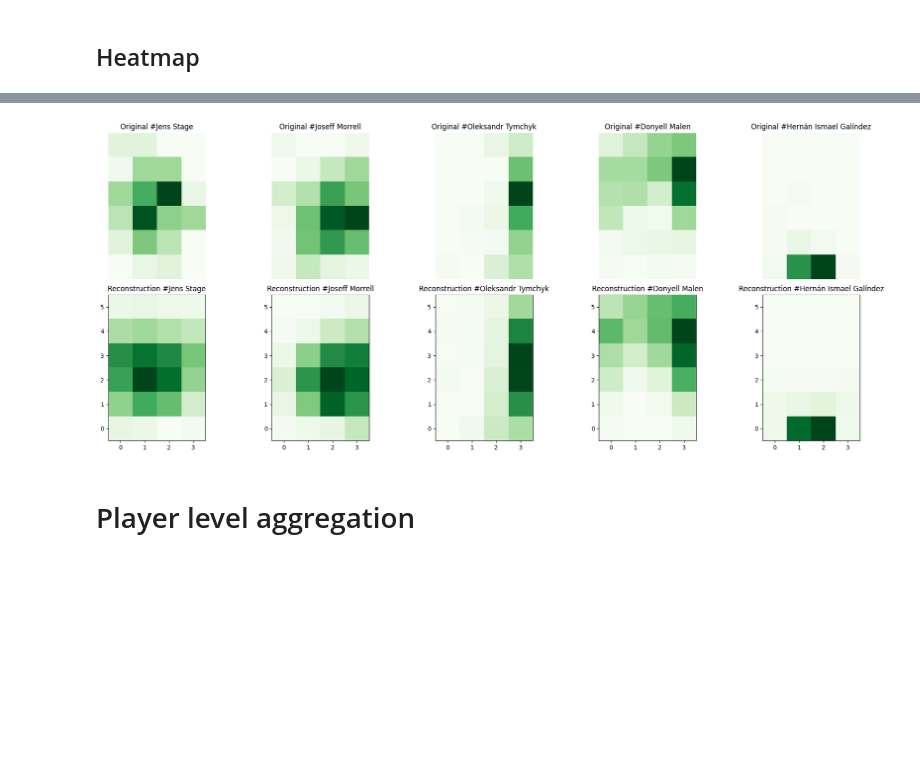
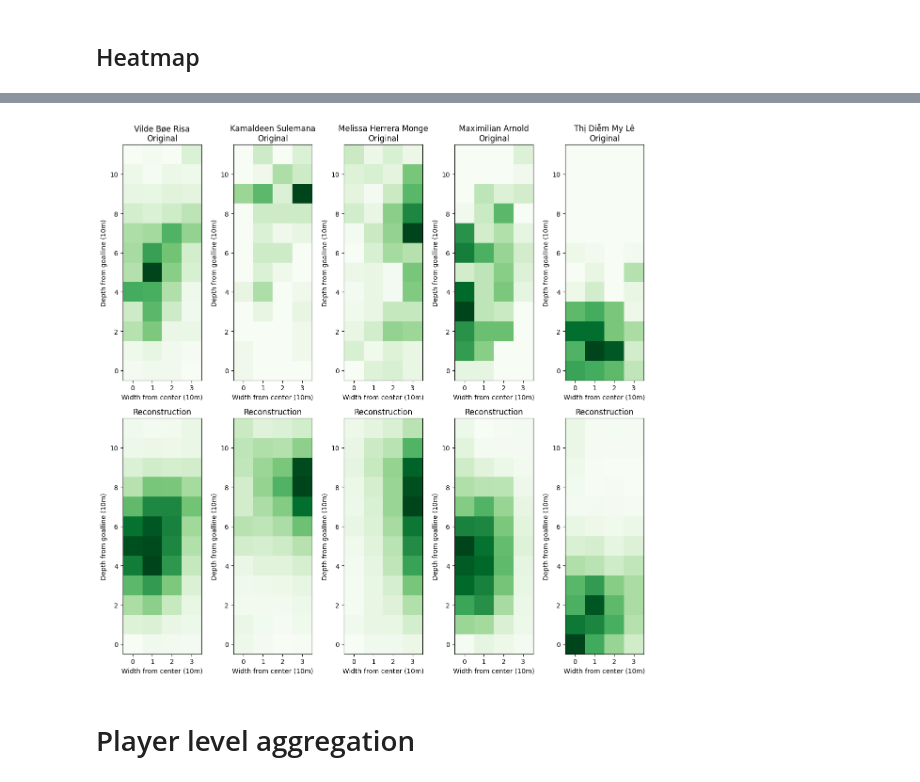
Before and after one commit to J0NAS12/Football-Scouting-with-Event-Data, a Jupyter notebook: backend/clustering_positions.ipynb, the cells around one changed output, grey strips where cells are left out. Cells and saved outputs as stored; diff of their text form; code cells hidden in the pictures; blank space fills up the shorter version.

```diff
--- a/backend/clustering_positions.ipynb
+++ b/backend/clustering_positions.ipynb
@@ -140,7 +142,7 @@ df_event = df_event.merge(teammate_forward, on='id', how='left')
 # %% [markdown]
 ## Heatmap
 # %%
-def make_heatmap(x, y, bins=(6,4), xrange=(0, 120), yrange=(0, 80)):
+def make_heatmap(x, y, bins=(12,4), xrange=(0, 120), yrange=(0, 40)):
     heatmap, _, _ = np.histogram2d(
         x, y,
         bins=bins,
@@ -159,7 +161,7 @@ ids = []
 
 for player_id, group in grouped:
     # Make heatmap for this player
-    h = make_heatmap(group["x"], group["y"])
+    h = make_heatmap(group["x"], abs(40-group["y"]))
 
     # Scale to 0-1 for this player
     h_min, h_max = h.min(), h.max()
@@ -234,24 +236,24 @@ class BottleneckAutoencoder(nn.Module):
     def __init__(self, latent_dim=8):
         super().__init__()
         self.encoder = nn.Sequential(
-            nn.Linear(24, 16),
+            nn.Linear(48, 32),  # input 12*4=48 → hidden 32
             nn.ReLU(),
-            nn.Linear(16, latent_dim),
+            nn.Linear(32, latent_dim),
         )
         self.decoder = nn.Sequential(
-            nn.Linear(latent_dim, 16),
+            nn.Linear(latent_dim, 32),
             nn.ReLU(),
-            nn.Linear(16, 24),
+            nn.Linear(32, 48),
             nn.Sigmoid()  # if inputs normalized to [0,1]
         )
 
     def forward(self, x):
-        # Flatten from [B, 1, 6, 4] → [B, 24]
+        # Flatten from [B, 1, 12, 4] → [B, 48]
         x = x.view(x.size(0), -1)
         z = self.encoder(x)
         x = self.decoder(z)
-        # Reshape back to [B, 1, 6, 4]
-        return x.view(x.size(0), 1, 6, 4)
+        # Reshape back to [B, 1, 12, 4]
+        return x.view(x.size(0), 1, 12, 4)
 # %%
 from torch.utils.data import DataLoader, TensorDataset
 
@@ -261,7 +263,7 @@ dataloader = DataLoader(dataset, batch_size=128, shuffle=True)
 
 device = "cuda" if torch.cuda.is_available() else "cpu"
 print(device)
-model = BottleneckAutoencoder(latent_dim=8).to(device)
+model = BottleneckAutoencoder(latent_dim=12).to(device)
 optimizer = torch.optim.Adam(model.parameters(), lr=1e-3)
 criterion = nn.MSELoss()
 
@@ -273,6 +275,7 @@ for epoch in range(50):
         optimizer.zero_grad()
         loss.backward()
         optimizer.step()
-    print(f"Epoch {epoch+1}, Loss: {loss.item():.6f}")
+        epoch+1
+print(f"Epoch {epoch}, Loss: {loss.item():.6f}")
 # %% [output]
 cpu
@@ -299,32 +287,37 @@ with torch.no_grad():
 # %%
 import matplotlib.pyplot as plt
 import numpy as np
 import torch
 
 indices = np.random.choice(len(X), size=5, replace=False)
 
 # Get reconstructions
 model.eval()
 with torch.no_grad():
     inputs = X[indices].to(device)
     recons = model(inputs).cpu()
 
-fig, axes = plt.subplots(2, 5, figsize=(20, 8))
+fig, axes = plt.subplots(2, 5, figsize=(12, 12))
 
 for i in range(5):
     row = 0 if i < 5 else 1   # first 5 originals in row 0, next 5 reconstructions in row 1
     col = i % 5
 
     axes[0, col].imshow(inputs[i,0].cpu(), cmap='Greens', origin='lower')
-    axes[0, col].set_title(f"Original #{player_name[player_name["player_id"] == ids[indices[i]]].iloc[0].player_name}")
+    axes[0, col].set_title(f"{player_name[player_name["player_id"] == ids[indices[i]]].iloc[0].player_name}\nOriginal")
+    axes[0, col].set_xlabel("Width from center (10m)")
+    axes[0, col].set_ylabel("Depth from goalline (10m)")
+
+
     axes[1, col].imshow(recons[i,0], cmap='Greens', origin='lower')
-    axes[1, col].set_title(f"Reconstruction #{player_name[player_name["player_id"] == ids[indices[i]]].iloc[0].player_name}")
-    axes[row, col].axis('off')
+    axes[1, col].set_title(f"Reconstruction")
+    axes[1, col].set_xlabel("Width from center (10m)")
+    axes[1, col].set_ylabel("Depth from goalline (10m)")
 
 plt.tight_layout()
 plt.show()
 # %% [output]
-[figure, old version]
+[figure, new version]
 # %% [markdown]
 # Player level aggregation
 # %%
```
Also changed, not shown: parts of 35 cells of this notebook, 25 other files.
